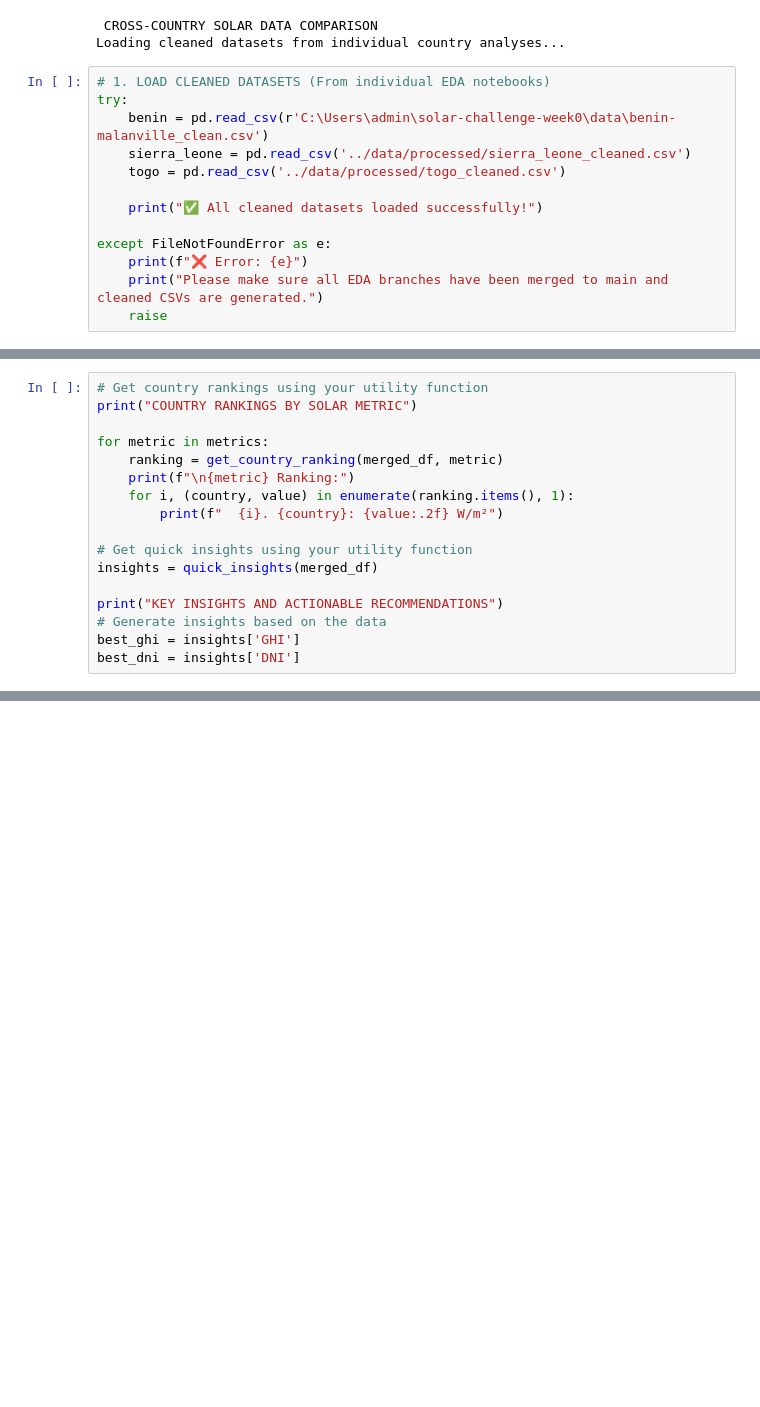
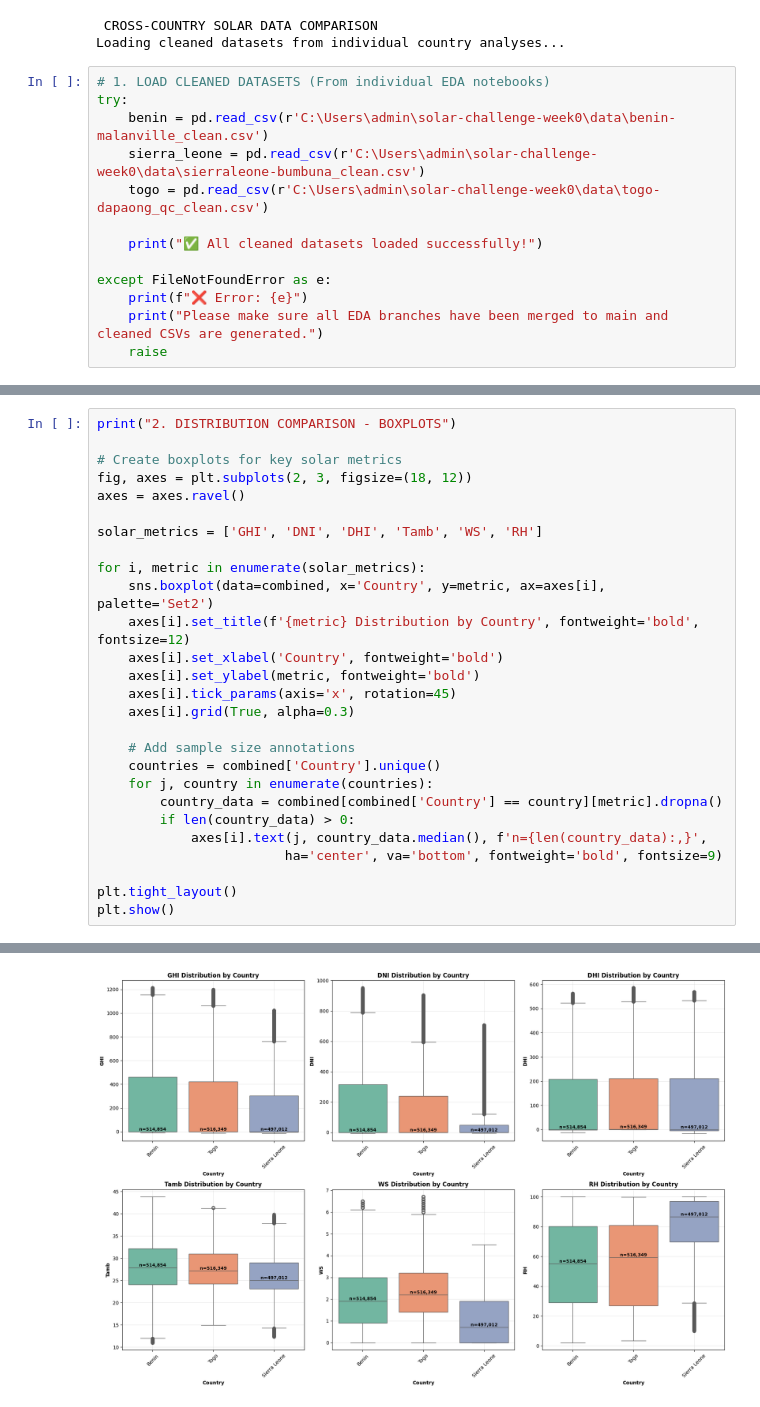
Before and after one commit to Saronzeleke/solar-challenge-week0, a Jupyter notebook: notebooks/4-cross-country-comparison.ipynb, the cells around one changed output, grey strips where cells are left out. Drawn from its saved outputs; the diff is of its cells as text; blank space fills up the shorter version.

```diff
--- a/notebooks/4-cross-country-comparison.ipynb
+++ b/notebooks/4-cross-country-comparison.ipynb
@@ -18,8 +18,8 @@ Loading cleaned datasets from individual country analyses...
 # 1. LOAD CLEANED DATASETS (From individual EDA notebooks)
 try:
     benin = pd.read_csv(r'C:\Users\admin\solar-challenge-week0\data\benin-malanville_clean.csv')
-    sierra_leone = pd.read_csv('../data/processed/sierra_leone_cleaned.csv')
-    togo = pd.read_csv('../data/processed/togo_cleaned.csv')
+    sierra_leone = pd.read_csv(r'C:\Users\admin\solar-challenge-week0\data\sierraleone-bumbuna_clean.csv')
+    togo = pd.read_csv(r'C:\Users\admin\solar-challenge-week0\data\togo-dapaong_qc_clean.csv')
 
     print("✅ All cleaned datasets loaded successfully!")
 
@@ -180,17 +99,28 @@ for i, metric1 in enumerate(metrics):
 # %%
-# Get country rankings using your utility function
-print("COUNTRY RANKINGS BY SOLAR METRIC")
+print("2. DISTRIBUTION COMPARISON - BOXPLOTS")
 
-for metric in metrics:
-    ranking = get_country_ranking(merged_df, metric)
-    print(f"\n{metric} Ranking:")
-    for i, (country, value) in enumerate(ranking.items(), 1):
-        print(f"  {i}. {country}: {value:.2f} W/m²")
+# Create boxplots for key solar metrics
+fig, axes = plt.subplots(2, 3, figsize=(18, 12))
+axes = axes.ravel()
 
-# Get quick insights using your utility function
-insights = quick_insights(merged_df)
+solar_metrics = ['GHI', 'DNI', 'DHI', 'Tamb', 'WS', 'RH']
 
-print("KEY INSIGHTS AND ACTIONABLE RECOMMENDATIONS")
-# Generate insights based on the data
-best_ghi = insights['GHI']
-best_dni = insights['DNI']
+for i, metric in enumerate(solar_metrics):
+    sns.boxplot(data=combined, x='Country', y=metric, ax=axes[i], palette='Set2')
+    axes[i].set_title(f'{metric} Distribution by Country', fontweight='bold', fontsize=12)
+    axes[i].set_xlabel('Country', fontweight='bold')
+    axes[i].set_ylabel(metric, fontweight='bold')
+    axes[i].tick_params(axis='x', rotation=45)
+    axes[i].grid(True, alpha=0.3)
+
+    # Add sample size annotations
+    countries = combined['Country'].unique()
+    for j, country in enumerate(countries):
+        country_data = combined[combined['Country'] == country][metric].dropna()
+        if len(country_data) > 0:
+            axes[i].text(j, country_data.median(), f'n={len(country_data):,}',
+                        ha='center', va='bottom', fontweight='bold', fontsize=9)
+
+plt.tight_layout()
+plt.show()
+# %% [output]
@@ -197 +128,2 @@ best_dni = insights['DNI']
+[figure, added]
 # %%
```
Also changed, not shown: parts of 14 cells of this notebook, 7 other files.
